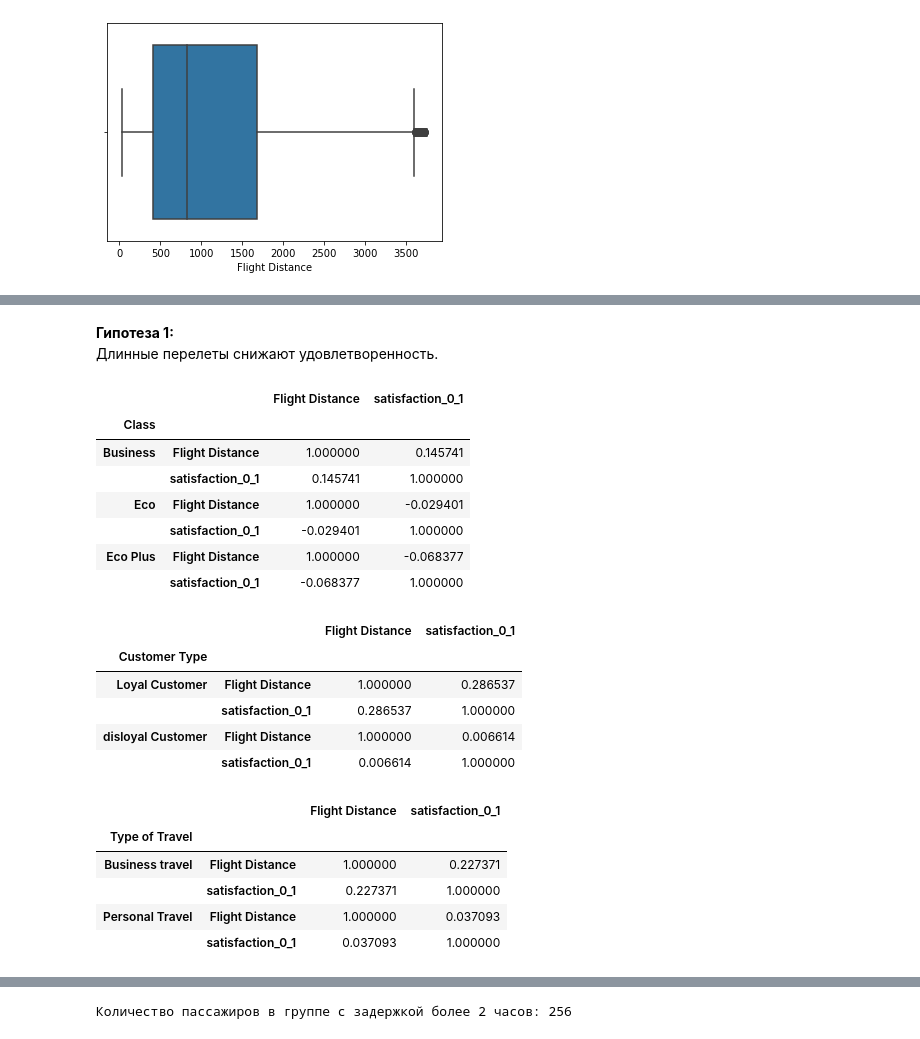
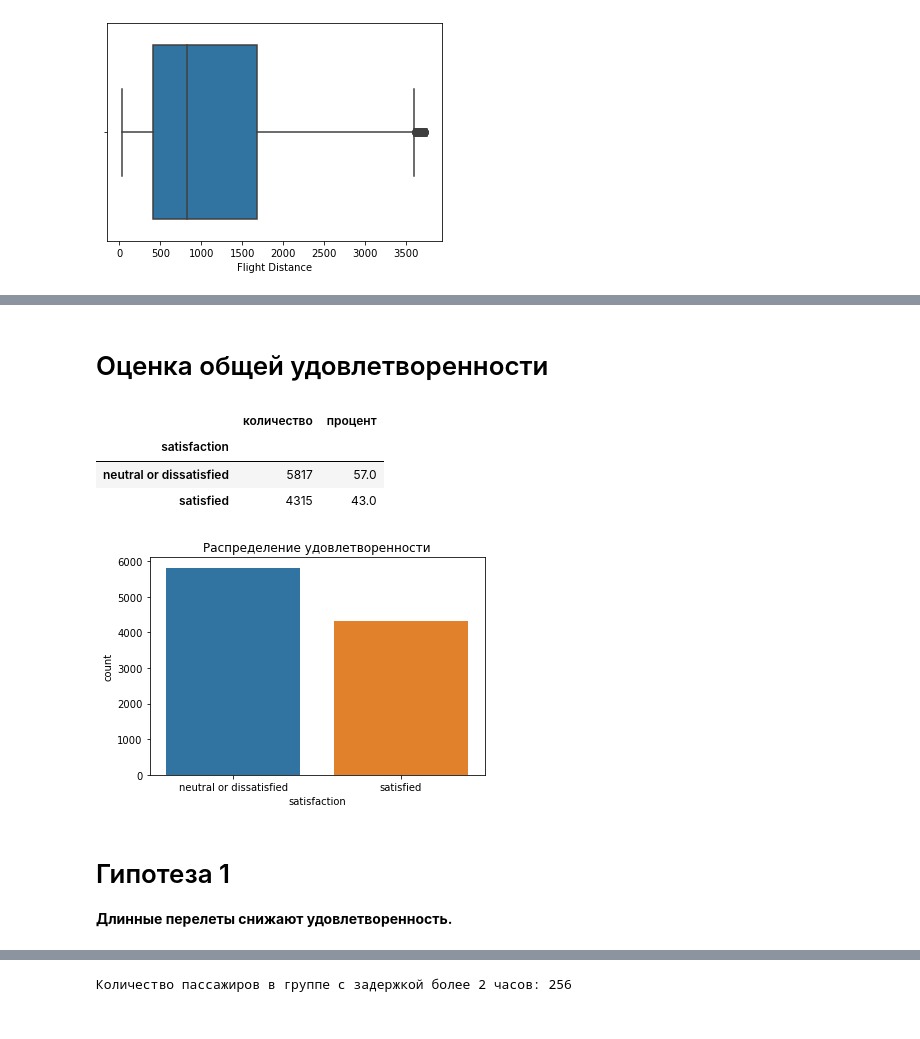
Before and after one commit to dakhokhlova/airline-satisfaction-analysis, a Jupyter notebook: airline_satisfaction_analysis.ipynb, the cells around one changed output, grey strips where cells are left out. Cells and saved outputs as stored; diff of their text form; code cells hidden in the pictures.

```diff
--- a/airline_satisfaction_analysis.ipynb
+++ b/airline_satisfaction_analysis.ipynb
@@ -78,20 +64,0 @@ plt.title('Распределение удовлетворенности');
-# %%
-# Создадим столбец, в котором значению neutral or dissatisfied будет соответствовать 0, а значению satisfied 1
-df['satisfaction_0_1'] = df['satisfaction'].apply(lambda x: 1 if x == 'satisfied' else 0)
-# %%
-# Создадим столбец с категориями задержки
-def delay_category(minutes):
-    if minutes <= 0:
-        return '1. Без задержки'
-    elif minutes <= 15:
-        return '2. До 15 мин'
-    elif minutes <= 30:
-        return '3. 15-30 мин'
-    elif minutes <= 60:
-        return '4. 30-60 мин'
-    elif minutes <= 120:
-        return '5. 1-2 часа'
-    else:
-        return '6. Более 2 часов'
-
-df['Departure delay category'] = df['Departure Delay in Minutes'].apply(delay_category)
@@ -189,7 +103,7 @@ Departure Delay in Minutes: 1349
 Arrival Delay in Minutes: 1398
 # %%
 # Удалим выбросы в столбце Flight Distance
-df_clean = outliers_iqr(df, 'Flight Distance')
+df_clean = outliers_iqr(df, 'Flight Distance').copy()
 # %%
 print(f'В столбце Flight Distance было удалено {len(df) - len(df_clean)} выбросов')
 print('Количество строк после удаления выбросов в столбце Flight Distance', len(df_clean))
@@ -209,0 +121,18 @@ sns.boxplot(data = df_clean, x = 'Flight Distance');
+# %% [markdown]
+# Оценка общей удовлетворенности
+# %%
+# Проверим распределение удовлетворенных и неудовлетворенных пассажиров
+pd.concat([df_clean['satisfaction'].value_counts(),
+           df_clean['satisfaction'].value_counts(normalize = True).round(2).mul(100)],
+          axis = 1,
+          keys = ['количество','процент'])
+# %% [output]
+|  | количество | процент |
+| satisfaction |  |  |
+| neutral or dissatisfied | 5817 | 57.0 |
+| satisfied | 4315 | 43.0 |
+# %%
+sns.countplot(x = 'satisfaction', data = df_clean)
+plt.title('Распределение удовлетворенности');
+# %% [output]
+[figure, new version]
@@ -210,35 +142,3 @@ sns.boxplot(data = df_clean, x = 'Flight Distance');
 # %% [markdown]
-**Гипотеза 1:**
-Длинные перелеты снижают удовлетворенность.
+# Гипотеза 1
+**Длинные перелеты снижают удовлетворенность.**
-# %%
-# Сгруппируем по классу и посчитаем корреляцию
-df_clean.groupby('Class')[['Flight Distance', 'satisfaction_0_1']].corr()
-# %% [output]
-|  |  | Flight Distance | satisfaction_0_1 |
-| Class |  |  |  |
-| Business | Flight Distance | 1.000000 | 0.145741 |
-|  | satisfaction_0_1 | 0.145741 | 1.000000 |
-| Eco | Flight Distance | 1.000000 | -0.029401 |
-|  | satisfaction_0_1 | -0.029401 | 1.000000 |
-| Eco Plus | Flight Distance | 1.000000 | -0.068377 |
-|  | satisfaction_0_1 | -0.068377 | 1.000000 |
-# %%
-# Сгруппируем по лояльности и посчитаем корреляцию
-df_clean.groupby('Customer Type')[['Flight Distance', 'satisfaction_0_1']].corr()
-# %% [output]
-|  |  | Flight Distance | satisfaction_0_1 |
-| Customer Type |  |  |  |
-| Loyal Customer | Flight Distance | 1.000000 | 0.286537 |
-|  | satisfaction_0_1 | 0.286537 | 1.000000 |
-| disloyal Customer | Flight Distance | 1.000000 | 0.006614 |
-|  | satisfaction_0_1 | 0.006614 | 1.000000 |
-# %%
-# Сгруппируем по типу поездки и посчитаем корреляцию
-df_clean.groupby('Type of Travel')[['Flight Distance', 'satisfaction_0_1']].corr()
-# %% [output]
-|  |  | Flight Distance | satisfaction_0_1 |
-| Type of Travel |  |  |  |
-| Business travel | Flight Distance | 1.000000 | 0.227371 |
-|  | satisfaction_0_1 | 0.227371 | 1.000000 |
-| Personal Travel | Flight Distance | 1.000000 | 0.037093 |
-|  | satisfaction_0_1 | 0.037093 | 1.000000 |
```
Also changed, not shown: parts of 60 cells of this notebook.
